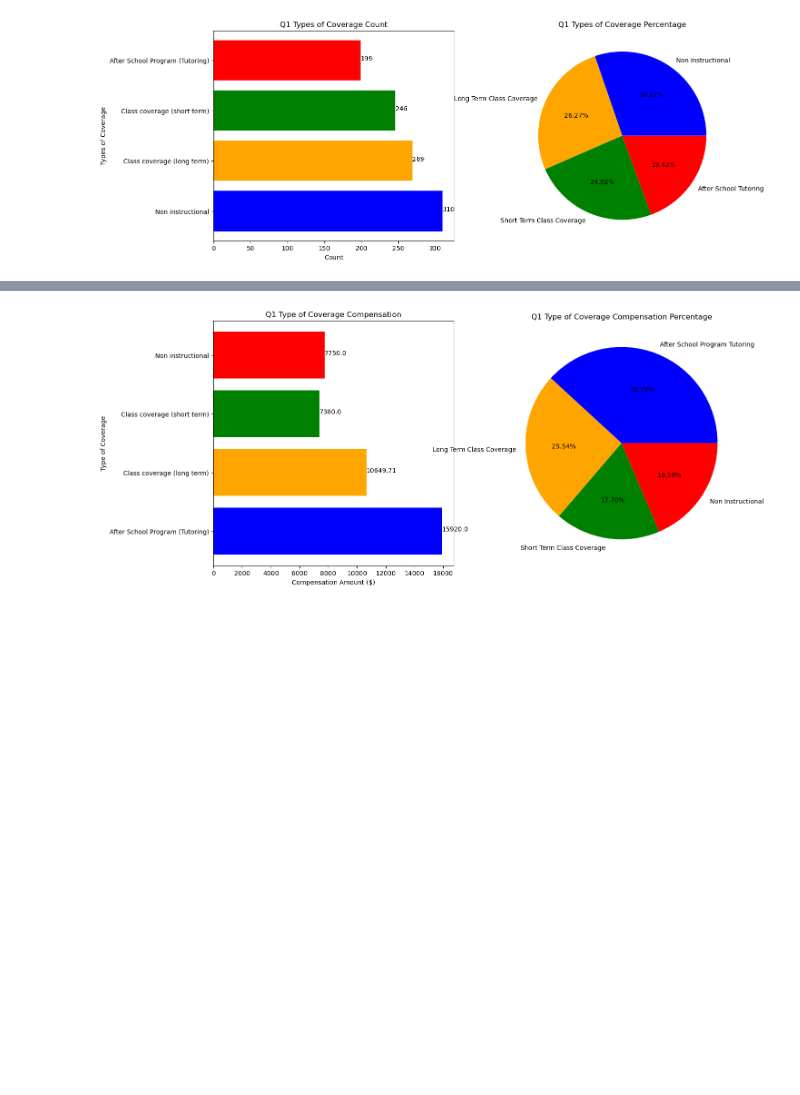
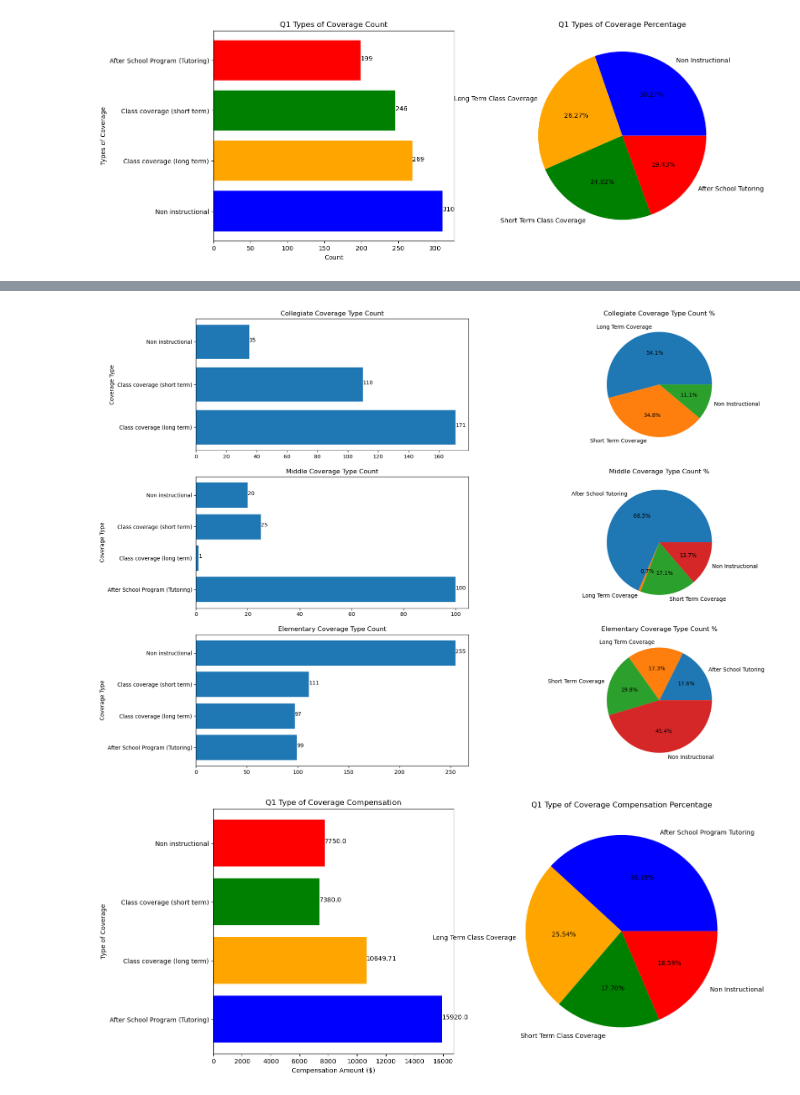
Before and after one commit to Scipio94/Coverage-Pay-Analysis, a Jupyter notebook: Coverage Pay Data Analysis.ipynb, the cells around one changed output, grey strips where cells are left out. Cells and saved outputs as stored; diff of their text form; code cells hidden in the pictures; blank space fills up the shorter version.

```diff
--- a/Coverage Pay Data Analysis.ipynb
+++ b/Coverage Pay Data Analysis.ipynb
@@ -113,3 +125,12 @@ for index,value in enumerate(Coverage_Type_Total['Number of Coverages']):
 plt.show()
 # %% [output]
 [figure]
+# %%
+#Coverage Type Totals Campus
+Coverage_Type_Total_Campus = df.groupby(['Campus','Type of Coverage'])['Number of Coverages'].sum().reset_index()
+Coverage_Type_Total_Campus = pd.DataFrame(Coverage_Type_Total_Campus)
+
+#Creating Dataframes based on campuses
+Collegiate_Campus_Coverage = Coverage_Type_Total_Campus[Coverage_Type_Total_Campus['Campus'] == 'Collegiate']
+Middle_Campus_Coverage = Coverage_Type_Total_Campus[Coverage_Type_Total_Campus['Campus'] == 'Middle']
+Elementary_Campus_Coverage = Coverage_Type_Total_Campus[Coverage_Type_Total_Campus['Campus'] == 'Elementary']
@@ -116,3 +145,53 @@ plt.show()
+# %%
+fig,ax = plt.subplots(nrows = 3, ncols = 2, figsize = (20, 15))
+
+labels_collegiate = ['Long Term Coverage', 'Short Term Coverage', 'Non Instructional']
+labels_middle = ['After School Tutoring', 'Long Term Coverage','Short Term Coverage','Non Instructional']
+labels_elementary = ['After School Tutoring','Long Term Coverage','Short Term Coverage','Non Instructional']
+
+#Plotting Data
+
+#Collegiate Data
+ax[0,0].barh(Collegiate_Campus_Coverage['Type of Coverage'],Collegiate_Campus_Coverage['Number of Coverages'] )
+ax[0,1].pie(Collegiate_Campus_Coverage['Number of Coverages'], labels = labels_collegiate, autopct = '%.1f%%' )
+
+#Middle Data
+ax[1,0].barh(Middle_Campus_Coverage['Type of Coverage'],Middle_Campus_Coverage['Number of Coverages'] )
+ax[1,1].pie(Middle_Campus_Coverage['Number of Coverages'], labels = labels_middle, autopct = '%.1f%%' )
+
+
+#Elementary Data
+ax[2,0].barh(Elementary_Campus_Coverage['Type of Coverage'],Elementary_Campus_Coverage['Number of Coverages'] )
+ax[2,1].pie(Elementary_Campus_Coverage['Number of Coverages'], labels = labels_elementary ,autopct = '%.1f%%' )
+
+#Titles
+ax[0,0].set_title('Collegiate Coverage Type Count')
+ax[0,1].set_title('Collegiate Coverage Type Count %')
+ax[1,0].set_title('Middle Coverage Type Count')
+ax[1,1].set_title('Middle Coverage Type Count %')
+ax[2,0].set_title('Elementary Coverage Type Count')
+ax[2,1].set_title('Elementary Coverage Type Count %')
+
+#Axis Labels
+ax[0,0].set_ylabel('Coverage Type')
+ax[1,0].set_ylabel('Coverage Type')
+ax[2,0].set_ylabel('Coverage Type')
+
+#Data labels
+for index, value in enumerate(Collegiate_Campus_Coverage['Number of Coverages']):
+    ax[0,0].text(value, index, str(value))
+
+for index, value in enumerate(Middle_Campus_Coverage['Number of Coverages']):
+    ax[1,0].text(value, index, str(value))
+
+
+for index, value in enumerate(Elementary_Campus_Coverage['Number of Coverages']):
+    ax[2,0].text(value, index, str(value))
+
+
+plt.show()
+# %% [output]
+[figure, added]
 # %%
 #Coverage Type Compensation Totals
 Coverage_Type_Compensation = df.groupby('Type of Coverage')['Total Compensation'].sum()
```
Also changed, not shown: parts of 8 cells of this notebook.
